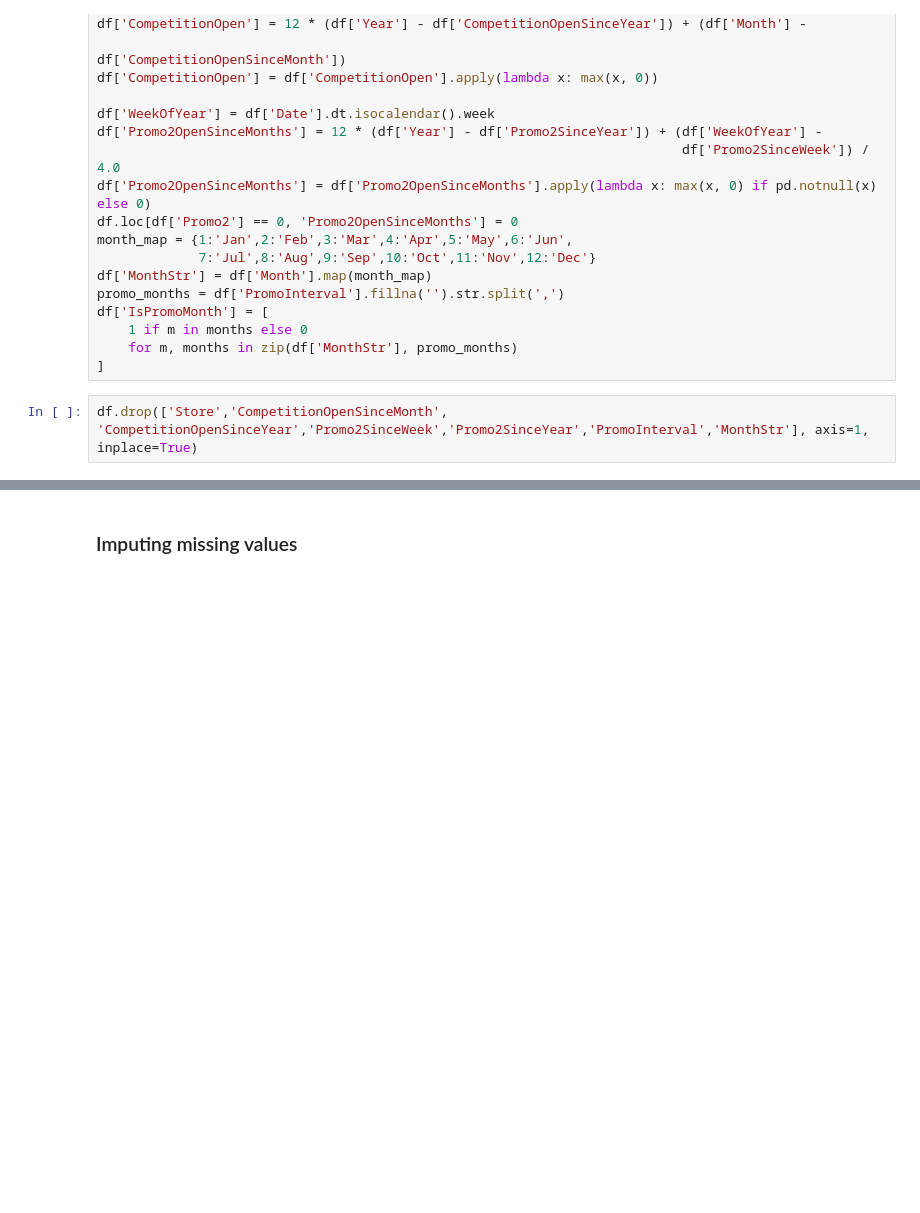
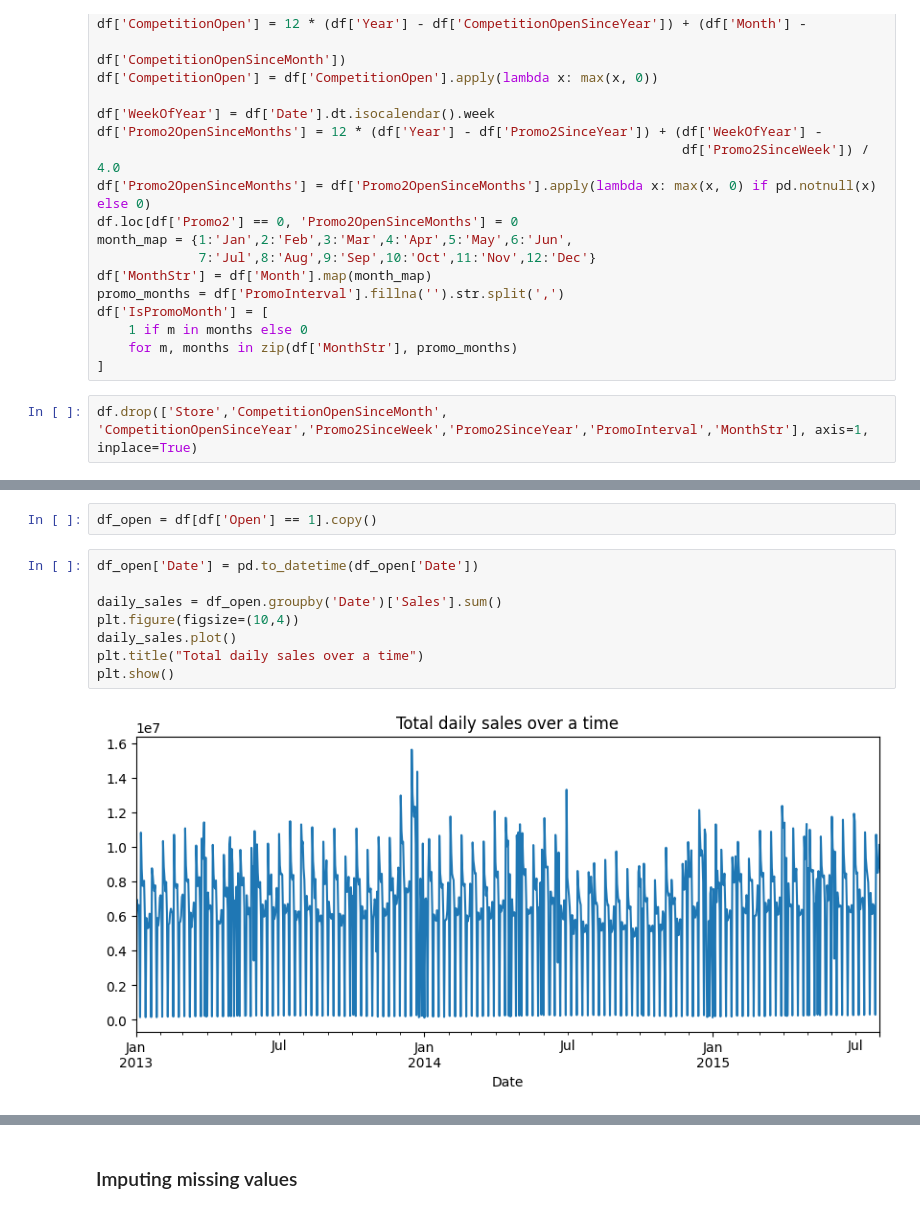
Before and after one commit to DhvanishChodavadiya/Rossmann-Demand-Forecasting, a Jupyter notebook: notebook/EDA.ipynb, the cells around one changed output, grey strips where cells are left out. Cells and saved outputs as stored; diff of their text form; blank space fills up the shorter version.

```diff
--- a/notebook/EDA.ipynb
+++ b/notebook/EDA.ipynb
@@ -44,0 +64,12 @@ df.drop(['Store','CompetitionOpenSinceMonth', 'CompetitionOpenSinceYear','Promo2
+# %%
+df_open = df[df['Open'] == 1].copy()
+# %%
+df_open['Date'] = pd.to_datetime(df_open['Date'])
+
+daily_sales = df_open.groupby('Date')['Sales'].sum()
+plt.figure(figsize=(10,4))
+daily_sales.plot()
+plt.title("Total daily sales over a time")
+plt.show()
+# %% [output]
+[figure, added]
```
Also changed, not shown: parts of 55 cells of this notebook, 7 other files.
